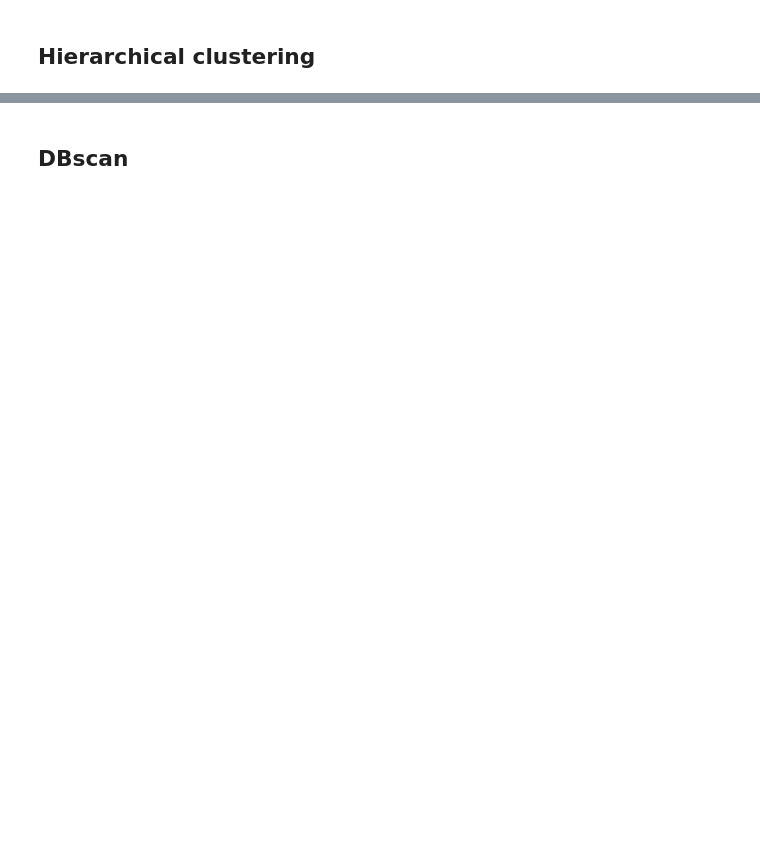
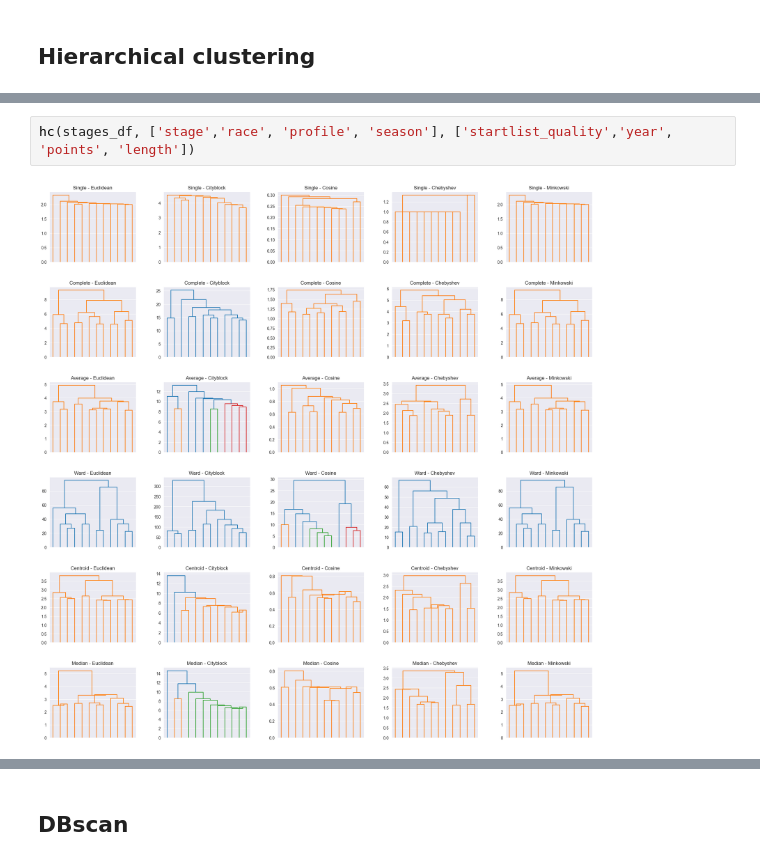
Before and after one commit to DiVitoTommaso/Cyclists-Races_Data-Mining, a Jupyter notebook: Clustering.ipynb, the cells around one changed output, grey strips where cells are left out. Drawn from its saved outputs; the diff is of its cells as text; blank space fills up the shorter version.

```diff
--- a/Clustering.ipynb
+++ b/Clustering.ipynb
@@ -77,0 +292,4 @@ from sklearn.cluster import KMeans
+# %%
+hc(stages_df, ['stage','race', 'profile', 'season'], ['startlist_quality','year', 'points', 'length'])
+# %% [output]
+[figure, added]
```
Also changed, not shown: parts of 23 cells of this notebook.
